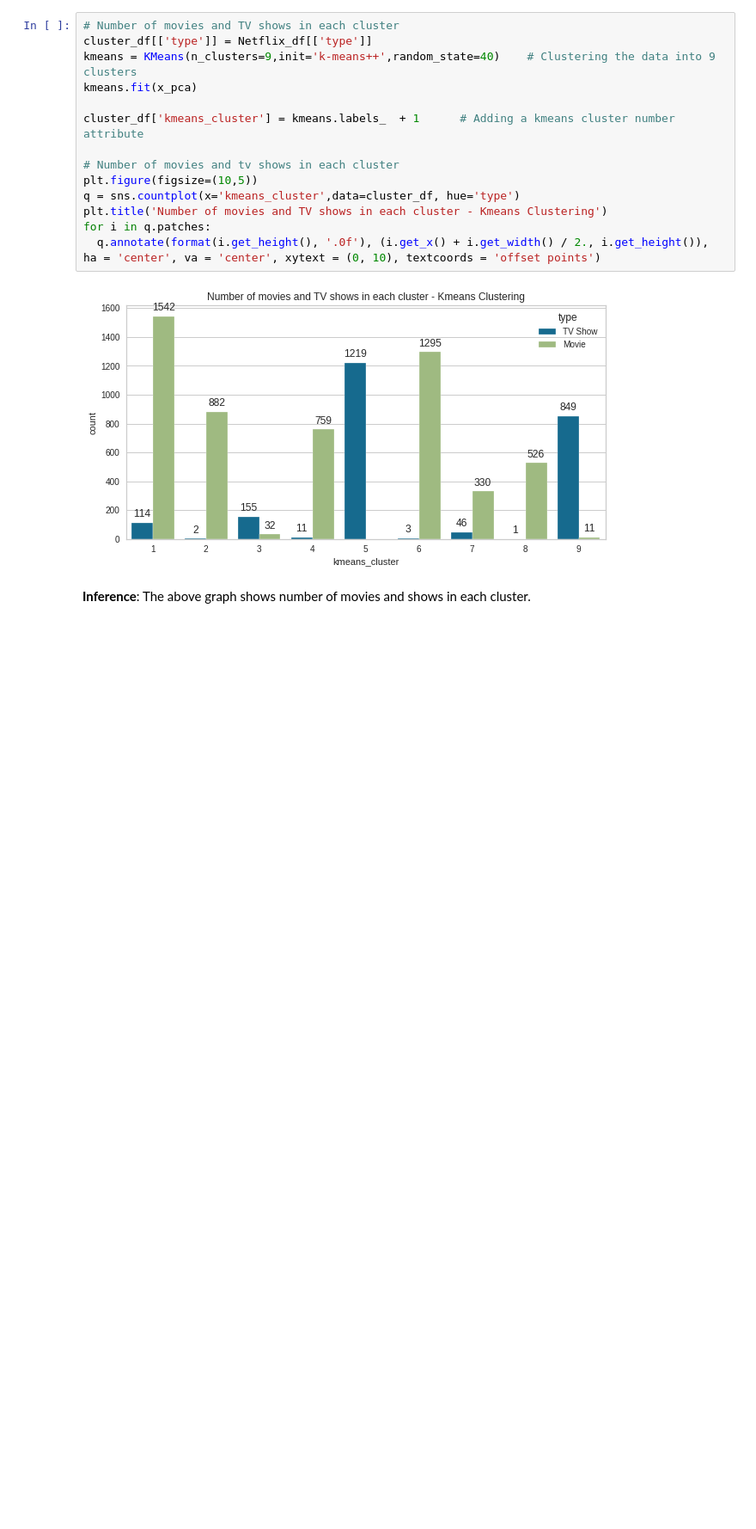
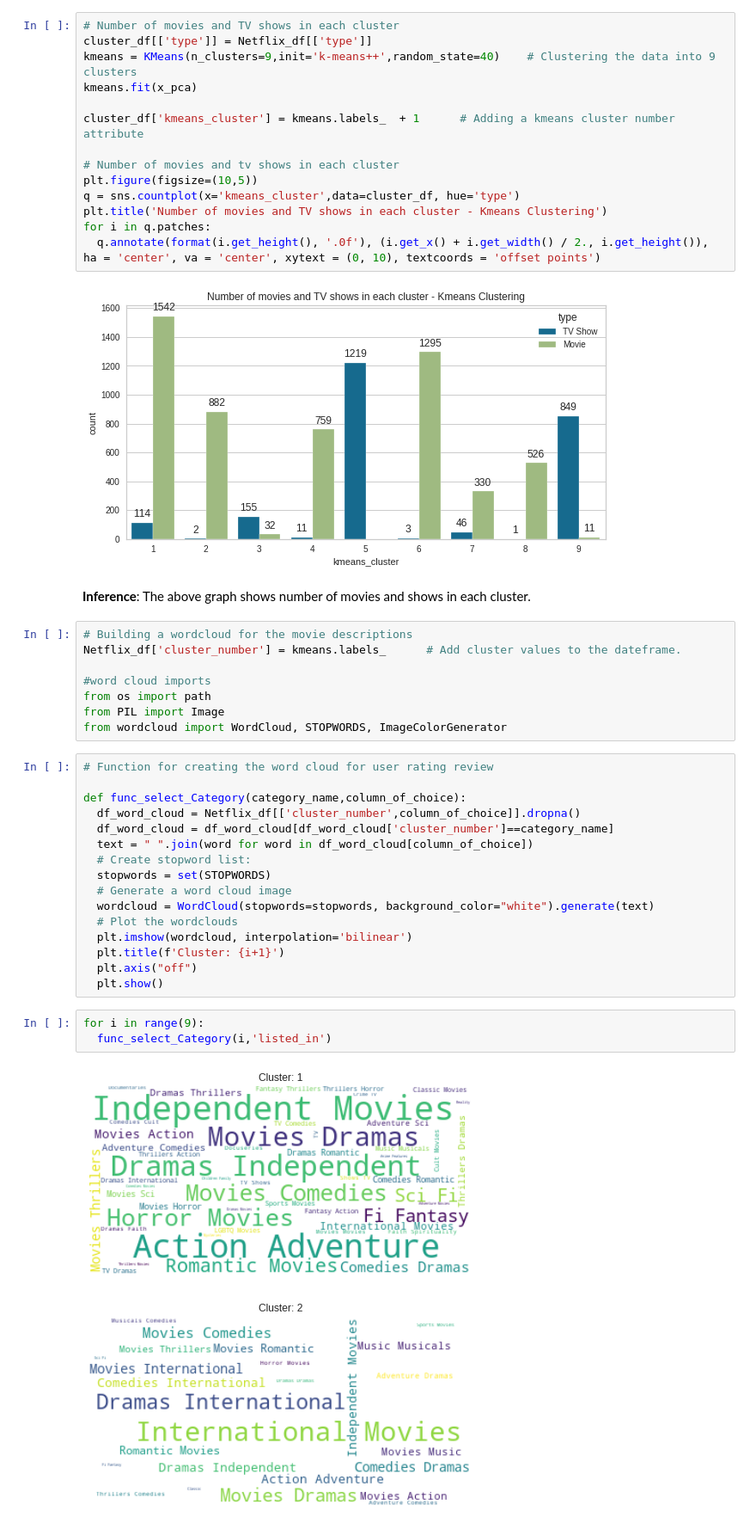
Before and after one commit to shubham-bhadouria/Netflix-Movies-and-TV-shows-clustering, a Jupyter notebook: Netflix_movies_and_TV_show_clustering.ipynb, the cells around one changed output. Shown at 86% size. Drawn from its saved outputs; the diff is of its cells as text; blank space fills up the shorter version.

Commit message:
Building a word cloud for the movie descriptions

```diff
--- a/Netflix_movies_and_TV_show_clustering.ipynb
+++ b/Netflix_movies_and_TV_show_clustering.ipynb
@@ -848,3 +848,33 @@ for i in q.patches:
 [figure]
 # %% [markdown]
 **Inference**: The above graph shows number of movies and shows in each cluster.
+# %%
+# Building a wordcloud for the movie descriptions
+Netflix_df['cluster_number'] = kmeans.labels_      # Add cluster values to the dateframe.
+
+#word cloud imports
+from os import path
+from PIL import Image
+from wordcloud import WordCloud, STOPWORDS, ImageColorGenerator
+# %%
+# Function for creating the word cloud for user rating review
+
+def func_select_Category(category_name,column_of_choice):
+  df_word_cloud = Netflix_df[['cluster_number',column_of_choice]].dropna()
+  df_word_cloud = df_word_cloud[df_word_cloud['cluster_number']==category_name]
+  text = " ".join(word for word in df_word_cloud[column_of_choice])
+  # Create stopword list:
+  stopwords = set(STOPWORDS)
+  # Generate a word cloud image
+  wordcloud = WordCloud(stopwords=stopwords, background_color="white").generate(text)
+  # Plot the wordclouds
+  plt.imshow(wordcloud, interpolation='bilinear')
+  plt.title(f'Cluster: {i+1}')
+  plt.axis("off")
+  plt.show()
+# %%
+for i in range(9):
+  func_select_Category(i,'listed_in')
+# %% [output]
+[figure, added]
+[figure, added]
```
Also changed, not shown: parts of 1 cell of this notebook.
